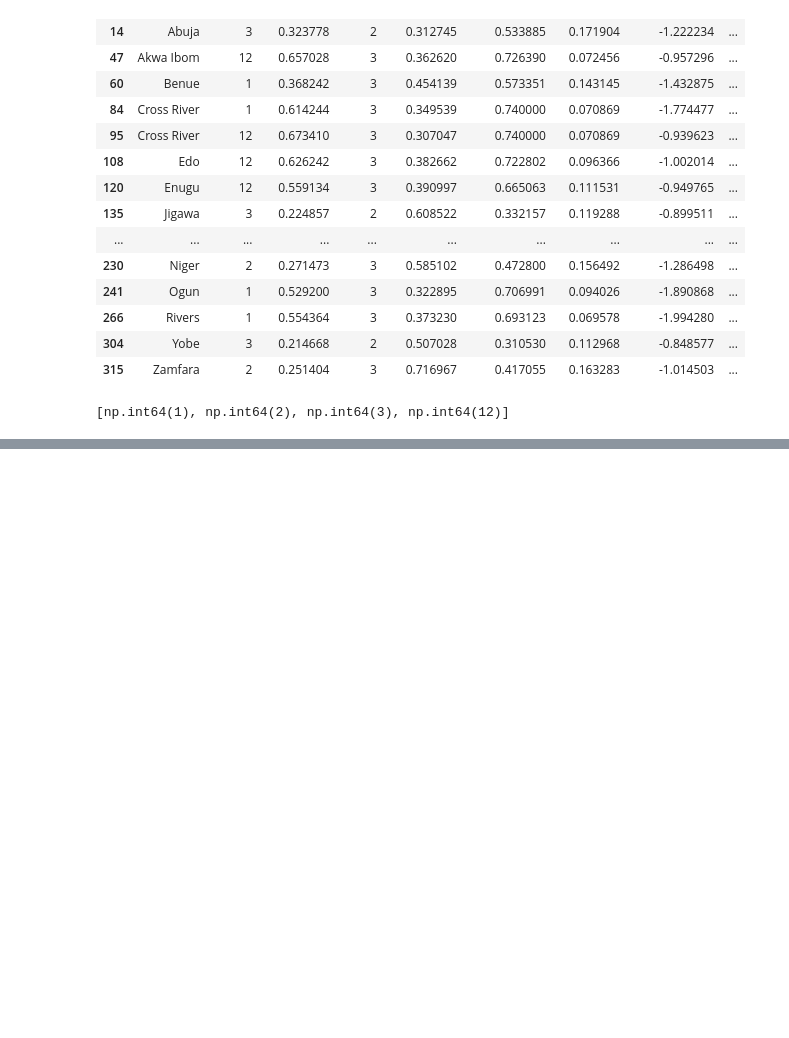
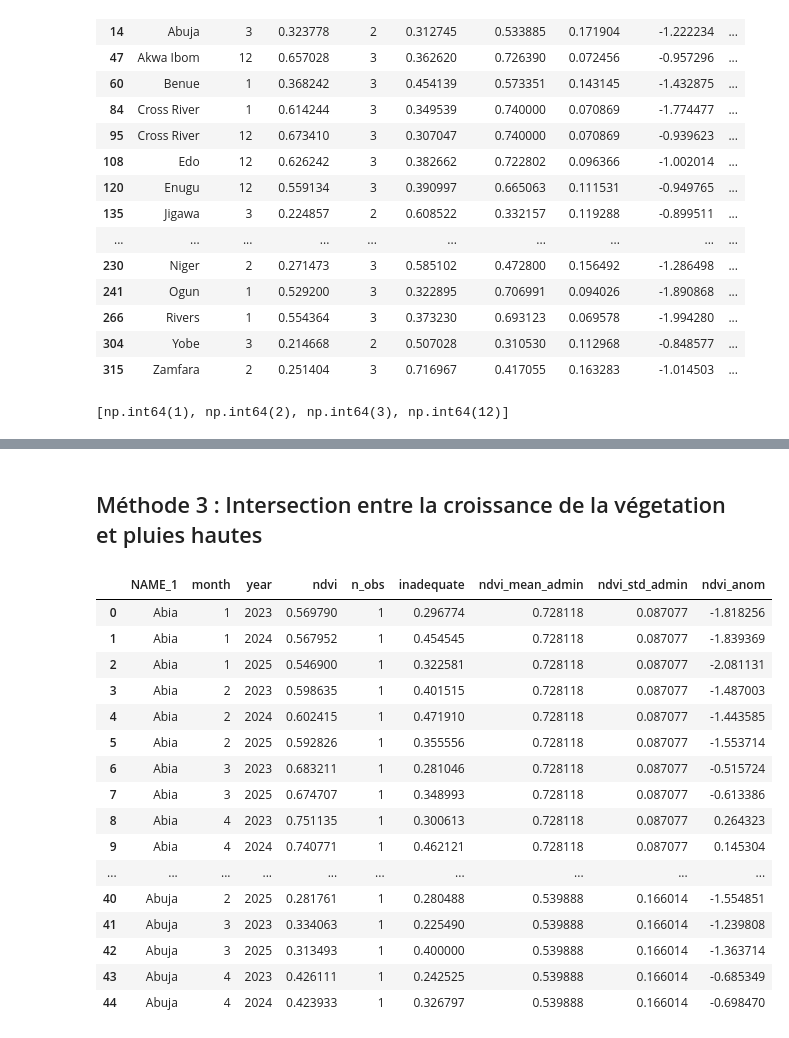
Before and after one commit to tnourlyn/Projet-de-Statapp---WFP-, a Jupyter notebook: Lean_season.ipynb, the cells around one changed output, grey strips where cells are left out. Cells and saved outputs as stored; diff of their text form; code cells hidden in the pictures; blank space fills up the shorter version.

Commit message:
ajout de nouveaux tests pour les lean seasons

```diff
--- a/Lean_season.ipynb
+++ b/Lean_season.ipynb
@@ -566,0 +779,34 @@ months_lean2
+# %% [markdown]
+## Méthode 3 : Intersection entre la croissance de la végetation et pluies hautes
+# %%
+# Création du data frame pour NDVI, par an
+ndvi_yearly = (
+    df.groupby(["NAME_1", "month","year"], as_index=False)
+      .agg(ndvi=("vim", "mean"),
+           n_obs=("vim", "size"),
+           inadequate=("inadequate","mean"))
+      .sort_values(["NAME_1", "month"])
+)
+
+ndvi_yearly["ndvi_mean_admin"] = ndvi_yearly.groupby("NAME_1")["ndvi"].transform("mean")
+ndvi_yearly["ndvi_std_admin"] = ndvi_yearly.groupby("NAME_1")["ndvi"].transform("std")
+ndvi_yearly["ndvi_anom"] = (ndvi_yearly["ndvi"] - ndvi_yearly["ndvi_mean_admin"])/ ndvi_yearly["ndvi_std_admin"]
+ndvi_yearly.head(45)
+# %% [output]
+|  | NAME_1 | month | year | ndvi | n_obs | inadequate | ndvi_mean_admin | ndvi_std_admin | ndvi_anom |
+| 0 | Abia | 1 | 2023 | 0.569790 | 1 | 0.296774 | 0.728118 | 0.087077 | -1.818256 |
+| 1 | Abia | 1 | 2024 | 0.567952 | 1 | 0.454545 | 0.728118 | 0.087077 | -1.839369 |
+| 2 | Abia | 1 | 2025 | 0.546900 | 1 | 0.322581 | 0.728118 | 0.087077 | -2.081131 |
+| 3 | Abia | 2 | 2023 | 0.598635 | 1 | 0.401515 | 0.728118 | 0.087077 | -1.487003 |
+| 4 | Abia | 2 | 2024 | 0.602415 | 1 | 0.471910 | 0.728118 | 0.087077 | -1.443585 |
+| 5 | Abia | 2 | 2025 | 0.592826 | 1 | 0.355556 | 0.728118 | 0.087077 | -1.553714 |
+| 6 | Abia | 3 | 2023 | 0.683211 | 1 | 0.281046 | 0.728118 | 0.087077 | -0.515724 |
+| 7 | Abia | 3 | 2025 | 0.674707 | 1 | 0.348993 | 0.728118 | 0.087077 | -0.613386 |
+| 8 | Abia | 4 | 2023 | 0.751135 | 1 | 0.300613 | 0.728118 | 0.087077 | 0.264323 |
+| 9 | Abia | 4 | 2024 | 0.740771 | 1 | 0.462121 | 0.728118 | 0.087077 | 0.145304 |
+| ... | ... | ... | ... | ... | ... | ... | ... | ... | ... |
+| 40 | Abuja | 2 | 2025 | 0.281761 | 1 | 0.280488 | 0.539888 | 0.166014 | -1.554851 |
+| 41 | Abuja | 3 | 2023 | 0.334063 | 1 | 0.225490 | 0.539888 | 0.166014 | -1.239808 |
+| 42 | Abuja | 3 | 2025 | 0.313493 | 1 | 0.400000 | 0.539888 | 0.166014 | -1.363714 |
+| 43 | Abuja | 4 | 2023 | 0.426111 | 1 | 0.242525 | 0.539888 | 0.166014 | -0.685349 |
+| 44 | Abuja | 4 | 2024 | 0.423933 | 1 | 0.326797 | 0.539888 | 0.166014 | -0.698470 |
```
Also changed, not shown: parts of 20 cells of this notebook, 2 other files.
